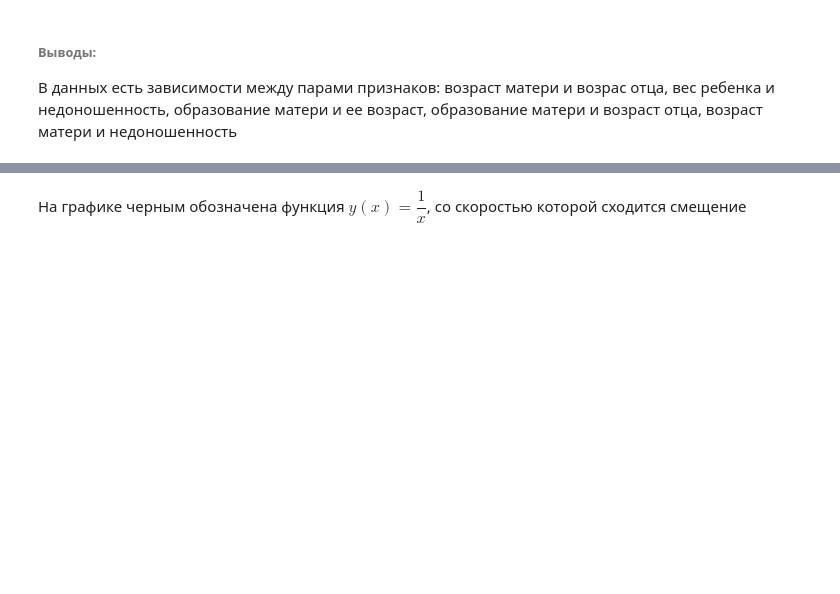
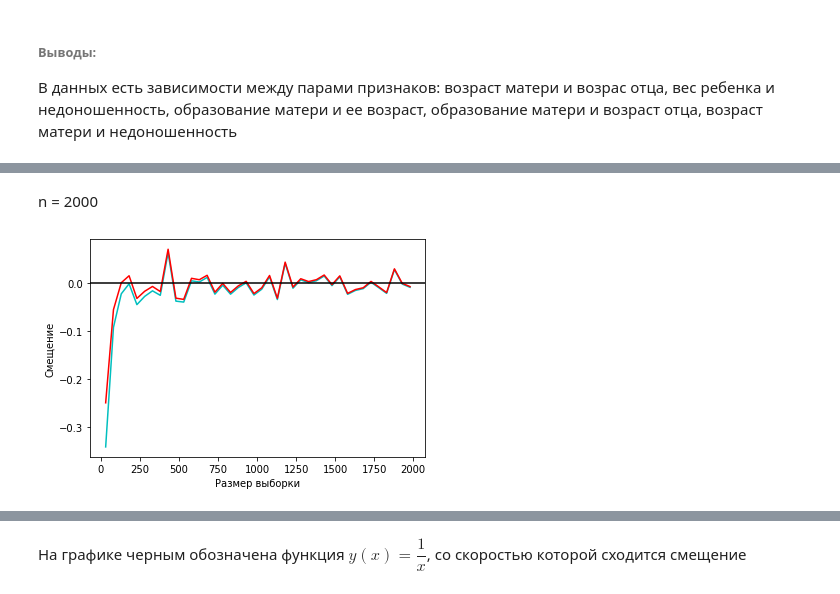
Before and after one commit to Vlada-Veselova/Statistics_HW_BI, a Jupyter notebook: Statistic_1.ipynb, the cells around one changed output, grey strips where cells are left out. Saved outputs shown, nothing was run; the diff lists cells and outputs as text; code cells hidden in the pictures; blank space fills up the shorter version.

```diff
--- a/Statistic_1.ipynb
+++ b/Statistic_1.ipynb
@@ -146,0 +156,12 @@ sns.lineplot(y=cor_bias, x=[i for i in range(10, 200, 5)], color='r');
+# %% [markdown]
+n = 2000
+# %%
+emp_bias, cor_bias = model_var_bias(beg_sample_size=30, end_sample_size=2000, step=50, n_samples=30)
+sns.lineplot(y=emp_bias, x=[i for i in range(30, 2000, 50)], color='c');
+sns.lineplot(y=cor_bias, x=[i for i in range(30, 2000, 50)], color='r');
+plt.axhline(y=0, color='black', linestyle='-');
+plt.xlabel('Размер выборки')
+plt.ylabel('Смещение')
+plt.show();
+# %% [output]
+[figure, added]
```
Also changed, not shown: parts of 17 cells of this notebook, 1 other file.
